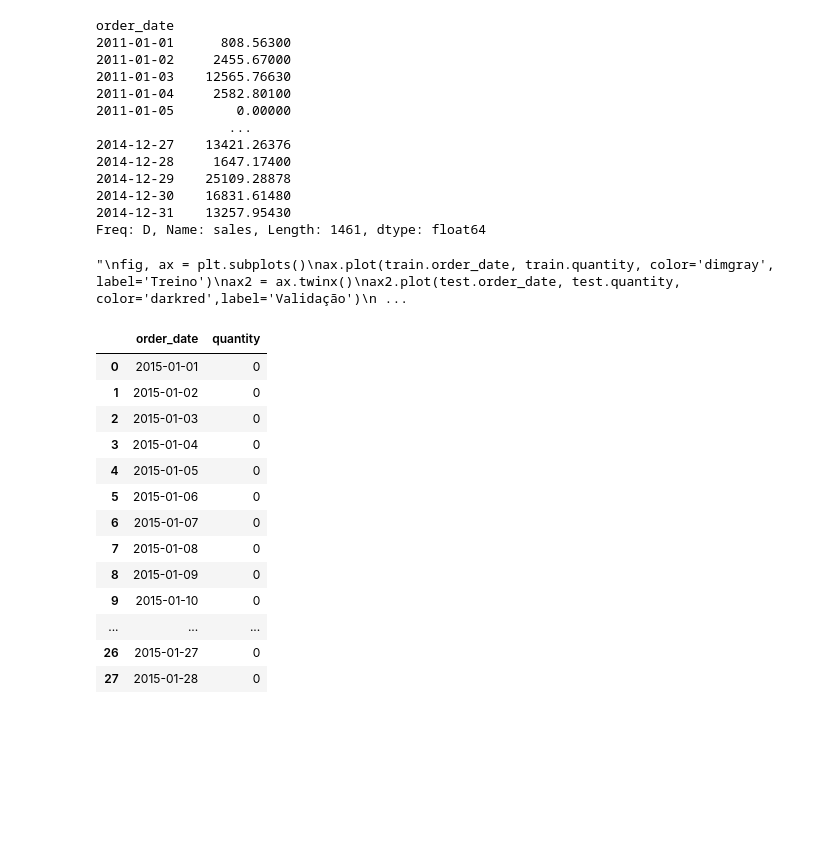
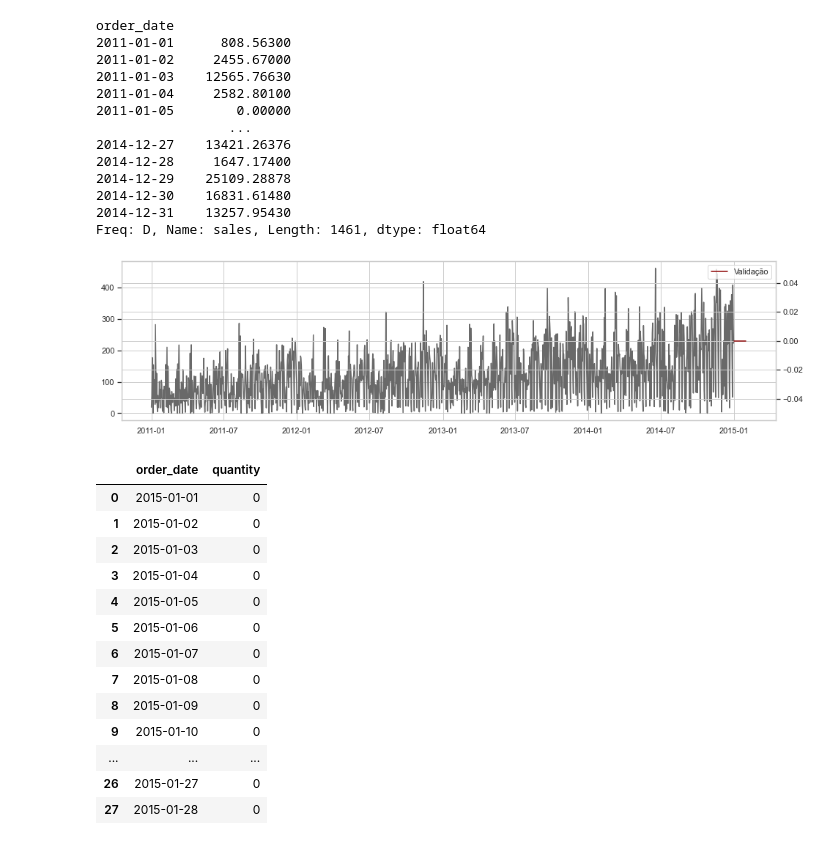
Before and after one commit to vector-b/alipaga_store_sales, a Jupyter notebook: Case.ipynb, the cells around one changed output. Drawn from its saved outputs; the diff is of its cells as text; code cells hidden in the pictures; blank space fills up the shorter version.

```diff
--- a/Case.ipynb
+++ b/Case.ipynb
@@ -308,22 +342,24 @@ Freq: D, Name: sales, Length: 1461, dtype: float64
 # %%
 #test_size = 0.75
 #train = data_ts.reset_index().loc[0:np.round(data_ts.shape[0] * test_size),:]
 #test = data_ts.reset_index().loc[np.round(data_ts.shape[0] * test_size):,:]
 
 train = data_ts.reset_index()
 test = pd.Series(pd.date_range("2015-01-01", "2015-01-31"))
 test = td.to_frame(name="order_date")
 test.set_index(['order_date'])
 test['quantity'] = 0
-'''
+
+
 fig, ax = plt.subplots()
 ax.plot(train.order_date, train.quantity, color='dimgray', label='Treino')
 ax2 = ax.twinx()
+
 ax2.plot(test.order_date, test.quantity, color='darkred',label='Validação')
 plt.legend()
-plt.show()'''
+plt.show()
 # %% [output]
-"\nfig, ax = plt.subplots()\nax.plot(train.order_date, train.quantity, color='dimgray', label='Treino')\nax2 = ax.twinx()\nax2.plot(test.order_date, test.quantity, color='darkred',label='Validação')\n ...
+[figure, added]
 # %%
 test
 # %% [output]
```
Also changed, not shown: parts of 4 cells of this notebook.
